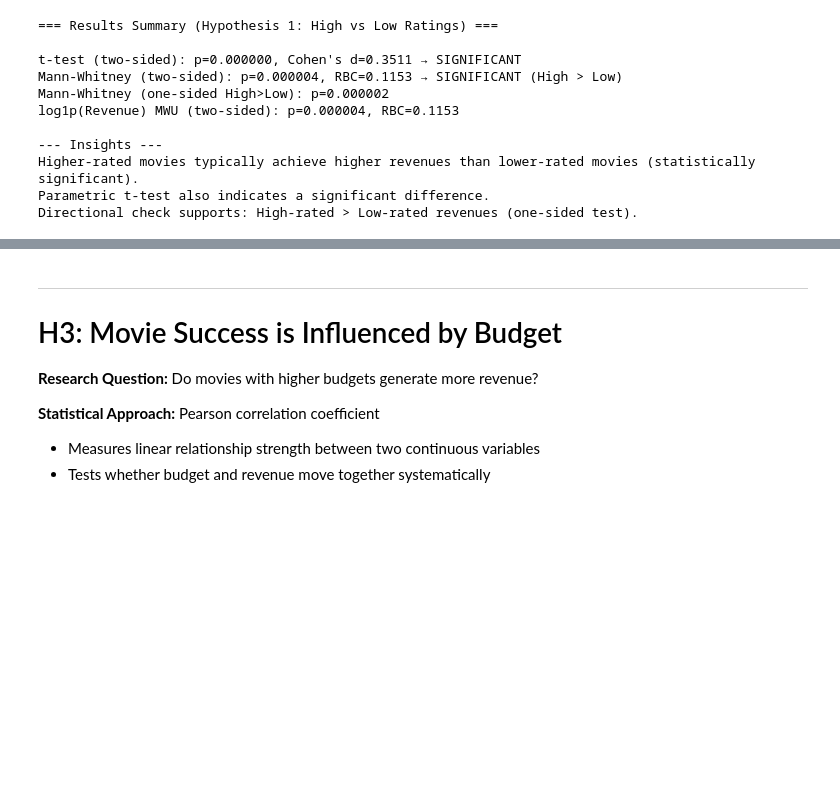
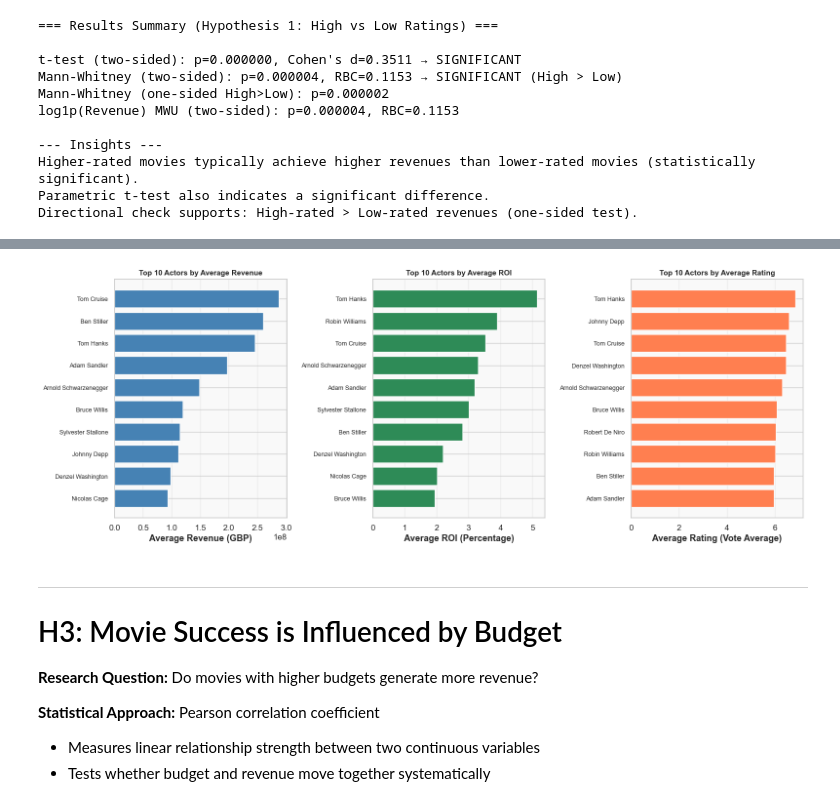
Before and after one commit to JayneLawley/Team1_TMDb_Hackathon_2, a Jupyter notebook: jupyter_notebooks/EDA_HM2.ipynb, the cells around one changed output, grey strips where cells are left out. Cells and saved outputs as stored; diff of their text form; code cells hidden in the pictures; blank space fills up the shorter version.

```diff
--- a/jupyter_notebooks/EDA_HM2.ipynb
+++ b/jupyter_notebooks/EDA_HM2.ipynb
@@ -550,3 +874,46 @@ Directional check supports: High-rated > Low-rated revenues (one-sided test).
+# %%
+
+
+# Visualise top 10 actors by different impact metrics
+fig, axes = plt.subplots(1, 3, figsize=(16, 6))
+
+# Top 10 by Revenue
+top_revenue = actor_impact_df.sort_values('Avg_revenue', ascending=False).head(10)
+ax = axes[0]
+bars = ax.barh(range(len(top_revenue)), top_revenue['Avg_revenue'], color='steelblue')
+ax.set_yticks(range(len(top_revenue)))
+ax.set_yticklabels(top_revenue['Actor'], fontsize=9)
+ax.set_xlabel('Average Revenue (GBP)', fontweight='bold')
+ax.set_title('Top 10 Actors by Average Revenue', fontsize=11, fontweight='bold')
+ax.grid(axis='x', alpha=0.3)
+ax.invert_yaxis()
+
+# Top 10 by ROI
+top_roi = actor_impact_df.sort_values('Avg_ROI', ascending=False).head(10)
+ax = axes[1]
+bars = ax.barh(range(len(top_roi)), top_roi['Avg_ROI'], color='seagreen')
+ax.set_yticks(range(len(top_roi)))
+ax.set_yticklabels(top_roi['Actor'], fontsize=9)
+ax.set_xlabel('Average ROI (Percentage)', fontweight='bold')
+ax.set_title('Top 10 Actors by Average ROI', fontsize=11, fontweight='bold')
+ax.grid(axis='x', alpha=0.3)
+ax.invert_yaxis()
+
+# Top 10 by Rating
+top_rating = actor_impact_df.sort_values('Avg_rating', ascending=False).head(10)
+ax = axes[2]
+bars = ax.barh(range(len(top_rating)), top_rating['Avg_rating'], color='coral')
+ax.set_yticks(range(len(top_rating)))
+ax.set_yticklabels(top_rating['Actor'], fontsize=9)
+ax.set_xlabel('Average Rating (Vote Average)', fontweight='bold')
+ax.set_title('Top 10 Actors by Average Rating', fontsize=11, fontweight='bold')
+ax.grid(axis='x', alpha=0.3)
+ax.invert_yaxis()
+
+plt.tight_layout()
+plt.show()
+# %% [output]
+[figure, added]
 # %% [markdown]
 ---
 # H3: Movie Success is Influenced by Budget
```
Also changed, not shown: parts of 10 cells of this notebook.
